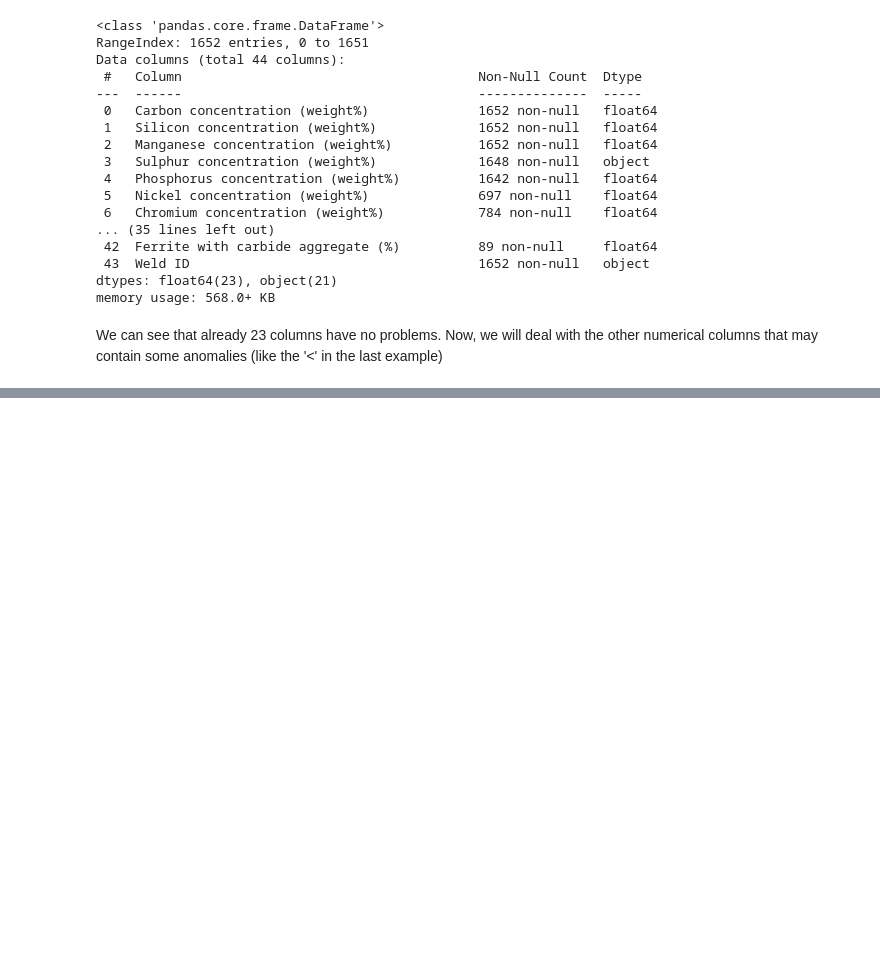
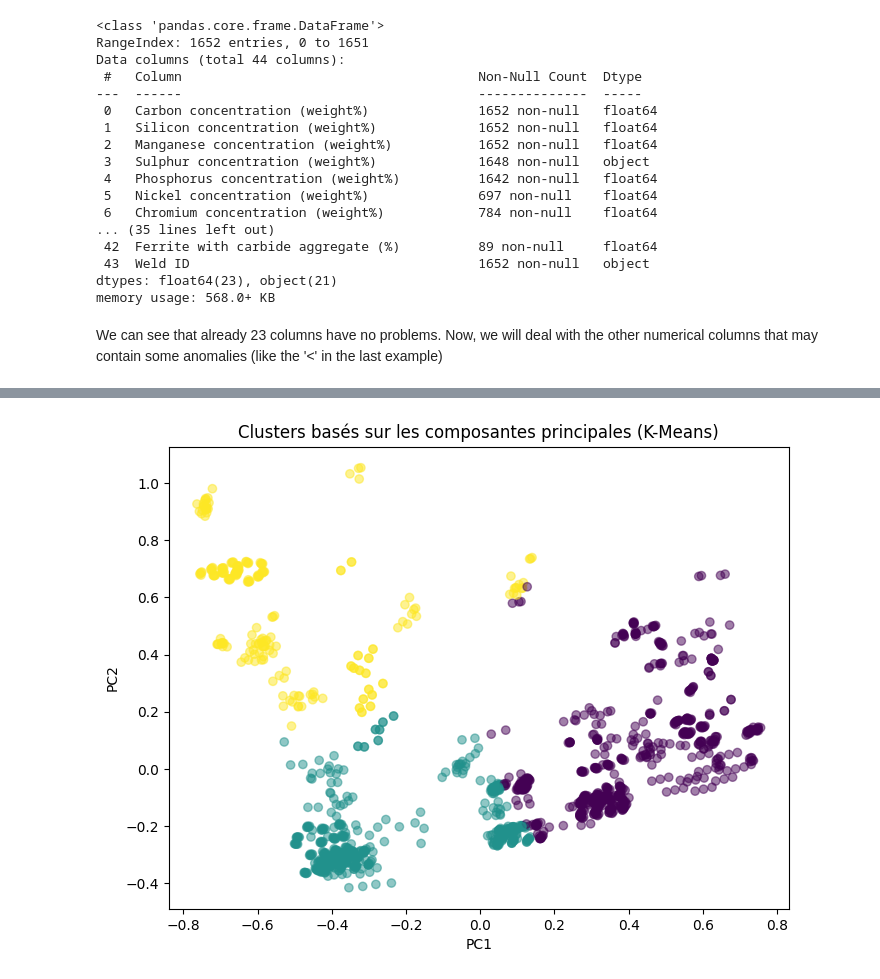
Before and after one commit to elbarhichi/Welding-Quality-Prediction, a Jupyter notebook: ML_PROJECT.ipynb, the cells around one changed output, grey strips where cells are left out. Saved outputs shown, nothing was run; the diff lists cells and outputs as text; code cells hidden in the pictures; blank space fills up the shorter version.

```diff
--- a/ML_PROJECT.ipynb
+++ b/ML_PROJECT.ipynb
@@ -114,0 +473,17 @@ Now, we will deal with the other numerical columns that may contain some anomali
+# %%
+from sklearn.cluster import KMeans
+
+# Application de K-Means pour identifier les clusters
+kmeans = KMeans(n_clusters=3)  # Choisir 3 clusters par exemple
+kmeans.fit(principal_components)
+clusters = kmeans.predict(principal_components)
+
+# Visualisation des clusters
+plt.figure(figsize=(8,6))
+plt.scatter(pca_df['PC1'], pca_df['PC2'], c=clusters, cmap='viridis', alpha=0.5)
+plt.title('Clusters basés sur les composantes principales (K-Means)')
+plt.xlabel('PC1')
+plt.ylabel('PC2')
+plt.show()
+# %% [output]
+[figure, added]
```
Also changed, not shown: parts of 18 cells of this notebook.
